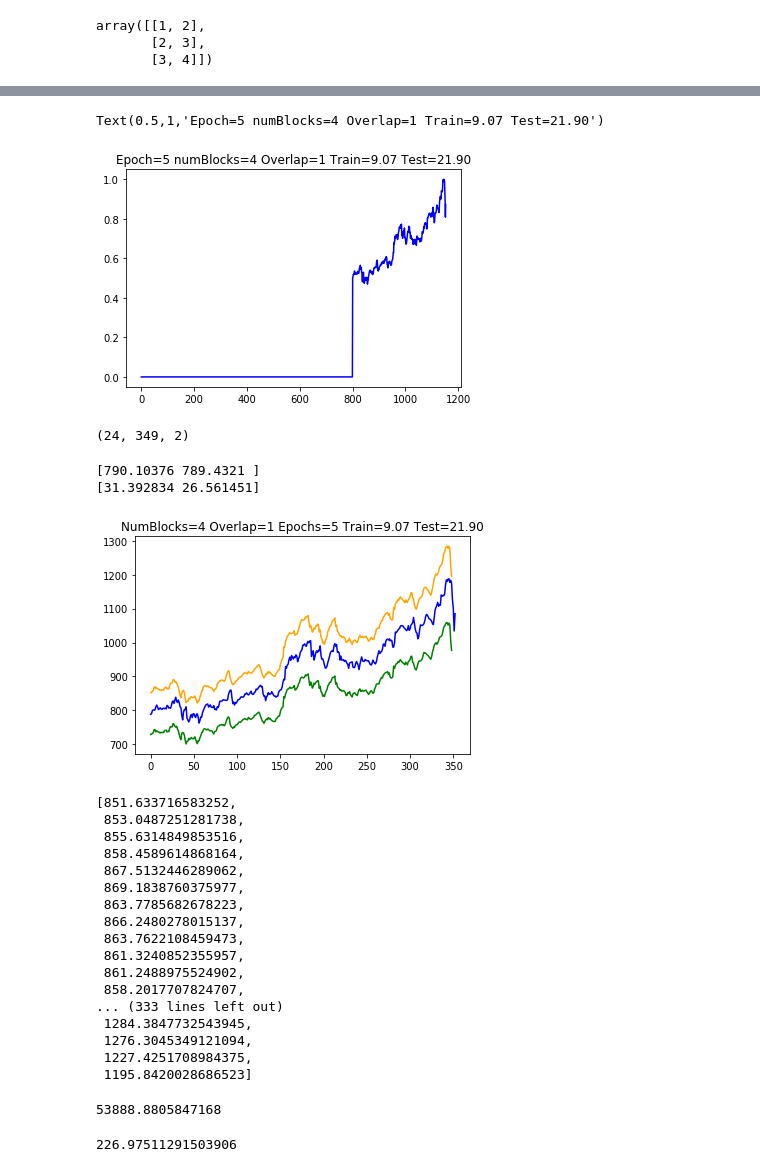
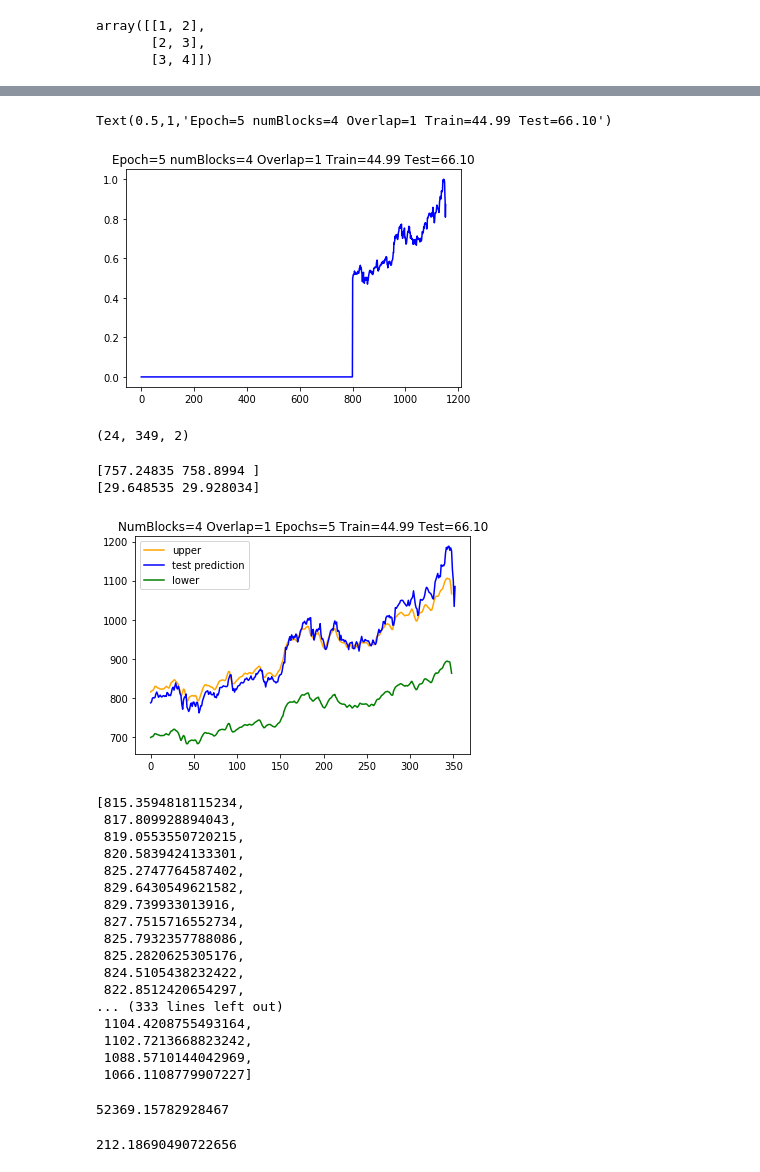
Before and after one commit to deepakgouda/StockPricePrediction, a Jupyter notebook: ResampledBlockBootstrap.ipynb, the cells around one changed output, grey strips where cells are left out. Saved outputs shown, nothing was run; the diff lists cells and outputs as text; code cells hidden in the pictures.

Commit message:
Added Data resample instead of block resample

```diff
--- a/ResampledBlockBootstrap.ipynb
+++ b/ResampledBlockBootstrap.ipynb
@@ -146,7 +146,7 @@ totalCount = factorial(numBlocks)
 for perm in permutations:
     print("Count = %d/%d" % (count, totalCount))
     count += 1
-    trainResample = block_resample(train, blockSize)
+    trainResample = data_resample(train, blockSize)
     trainSet = np.array(arrange_data(trainResample, perm))
 #     trainSet = np.reshape(trainSet, trainSet.shape)
     trainSet = np.reshape(trainSet, (trainSet.shape[0]*trainSet.shape[1], trainSet.shape[2]))
@@ -235,8 +235,8 @@ testplot = scaler.inverse_transform(testPlot)
 plt.plot(testPlot[:,col], color = 'blue')
 plt.title('Epoch=%d numBlocks=%d Overlap=%d Train=%.2f Test=%.2f' % (epoch, numBlocks, overlap, trainScore, testScore))
 # %% [output]
-Text(0.5,1,'Epoch=5 numBlocks=4 Overlap=1 Train=9.07 Test=21.90')
+Text(0.5,1,'Epoch=5 numBlocks=4 Overlap=1 Train=44.99 Test=66.10')
-[figure, old version]
+[figure, new version]
 # %%
 testBand = np.array(testBand)
 testBand = np.reshape(testBand, (testBand.shape))
@@ -248,8 +248,8 @@ testBand.shape
 print(np.mean(testBand[:,0,:], axis = 0))
 print(np.std(testBand[:,0,:], axis = 0))
 # %% [output]
-[790.10376 789.4321 ]
-[31.392834 26.561451]
+[757.24835 758.8994 ]
+[29.648535 29.928034]
 # %%
 z_alpha = 1.96
 n = factorial(numBlocks)
@@ -268,57 +268,58 @@ for i in range(testBand.shape[1]):
 # %%
 col = 0
 offset = len(trainPredict)+(lookBack*2)+2
 lower = []
 upper = []
 
 # Get upper and lower bounds
 for i in range(len(confInterval)):
     lower.append(confInterval[i][0][0])
     upper.append(confInterval[i][1][0])
 
 # XLower = np.array(range(offset+1, offset+1+testBand.shape[1]))
 # XUpper = np.array(range(offset+1, offset+1+testBand.shape[1]))
 # plt.plot(XLower, lower)
 # plt.plot(XUpper, upper)
-plt.plot(lower, color = 'green')
-plt.plot(upper, color = 'orange')
-plt.plot(scaler.inverse_transform(test)[:, col], color = 'blue')
+plt.plot(upper, color='orange', label='upper')
+plt.plot(scaler.inverse_transform(test)[:, col], color = 'blue', label='test prediction')
+plt.plot(lower, color='green', label='lower')
+plt.legend(loc='upper left')
 plt.title('NumBlocks=%d Overlap=%d Epochs=%d Train=%.2f Test=%.2f' % (numBlocks, overlap, epoch, trainScore, testScore))
 plt.savefig("./Plots/ResampledBlockBootstrap/"+str(numBlocks)+"_"+str(overlap)+"_"+str(epoch)+".png")
 plt.show()
 # %% [output]
-[figure, old version]
+[figure, new version]
 # %%
 upper
 # %% [output]
-[851.633716583252,
- 853.0487251281738,
- 855.6314849853516,
- 858.4589614868164,
- 867.5132446289062,
- 869.1838760375977,
- 863.7785682678223,
- 866.2480278015137,
- 863.7622108459473,
- 861.3240852355957,
- 861.2488975524902,
- 858.2017707824707,
+[815.3594818115234,
+ 817.809928894043,
+ 819.0553550720215,
+ 820.5839424133301,
+ 825.2747764587402,
+ 829.6430549621582,
+ 829.739933013916,
+ 827.7515716552734,
+ 825.7932357788086,
+ 825.2820625305176,
+ 824.5105438232422,
+ 822.8512420654297,
 ... (333 lines left out)
- 1284.3847732543945,
- 1276.3045349121094,
- 1227.4251708984375,
- 1195.8420028686523]
+ 1104.4208755493164,
+ 1102.7213668823242,
+ 1088.5710144042969,
+ 1066.1108779907227]
 # %%
 # Sum of the lengths of the confidence intervals at each time point.
 sumIntervals = np.sum(abs(np.array(upper) - np.array(lower)))
 # %%
 sumIntervals
 # %% [output]
-53888.8805847168
+52369.15782928467
 # %%
 # Length of maximum interval
 maxInterval = np.max(np.array(upper) - np.array(lower))
 # %%
 maxInterval
 # %% [output]
-226.97511291503906
+212.18690490722656
```
Also changed, not shown: parts of 1 cell of this notebook, 2 other files.
